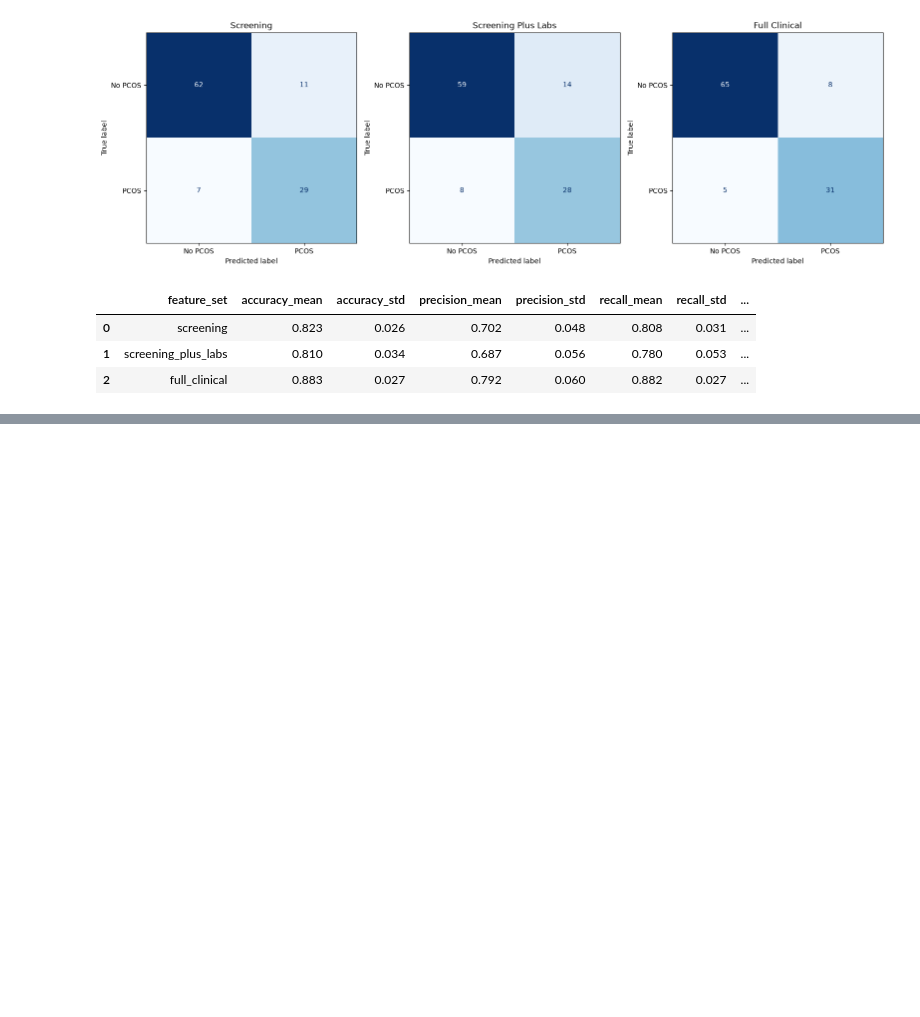
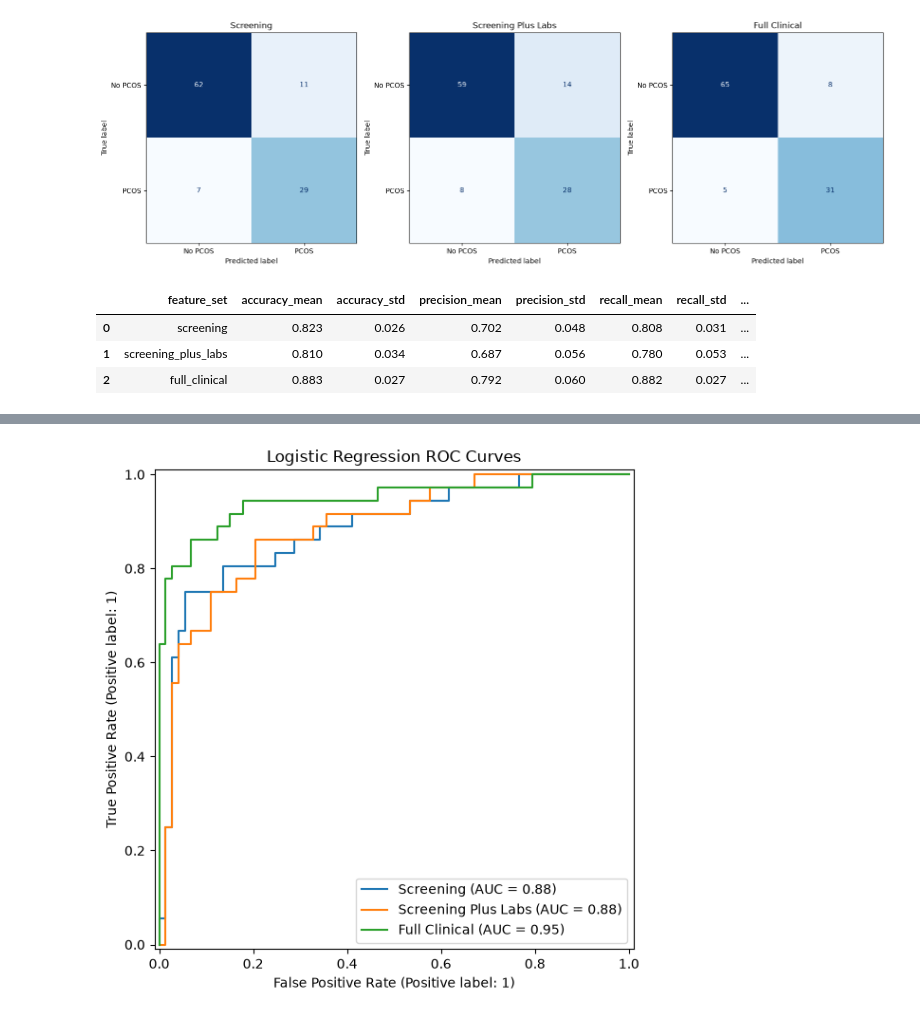
Before and after one commit to shreyarathore27/PCOSense, a Jupyter notebook: notebooks/03_split_and_baseline.ipynb, the cells around one changed output, grey strips where cells are left out. Saved outputs shown, nothing was run; the diff lists cells and outputs as text; code cells hidden in the pictures; blank space fills up the shorter version.

Commit message:
Add baseline models and cross-validation

```diff
--- a/notebooks/03_split_and_baseline.ipynb
+++ b/notebooks/03_split_and_baseline.ipynb
@@ -306,0 +320,22 @@ display(cv_results_df)
+# %%
+fig, axis = plt.subplots(figsize=(8, 6))
+
+for feature_set in FEATURE_SETS:
+    split = splits[feature_set]
+    model = trained_models[
+        (feature_set, "logistic_regression")
+    ]
+
+    RocCurveDisplay.from_estimator(
+        model,
+        split["X_test"],
+        split["y_test"],
+        name=feature_set.replace("_", " ").title(),
+        ax=axis,
+    )
+
+axis.set_title("Logistic Regression ROC Curves")
+plt.tight_layout()
+plt.show()
+# %% [output]
+[figure, added]
```
Also changed, not shown: parts of 4 cells of this notebook.
